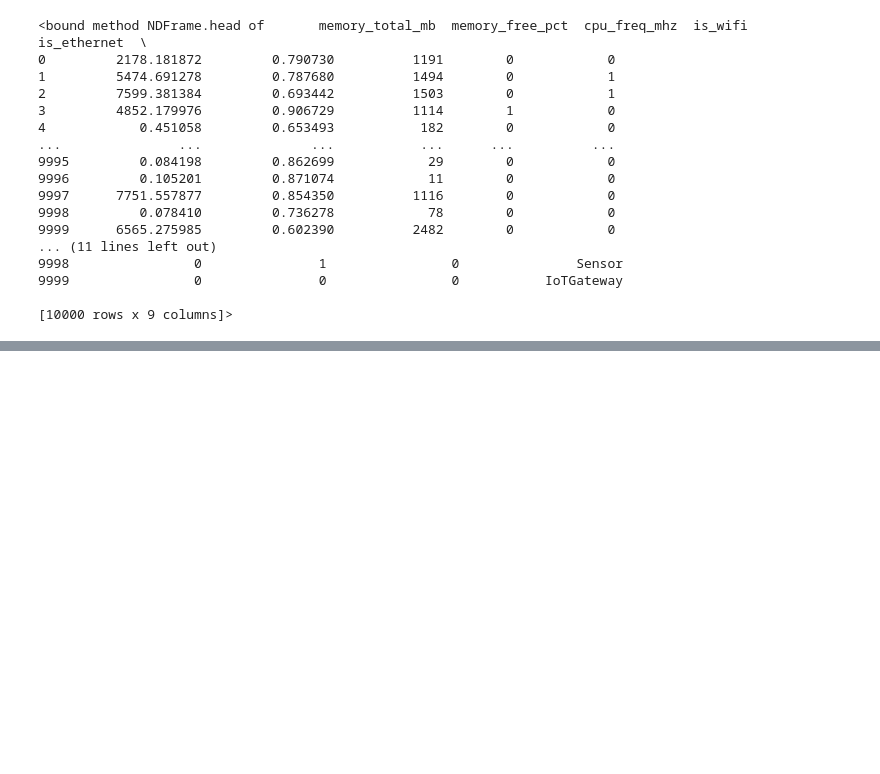
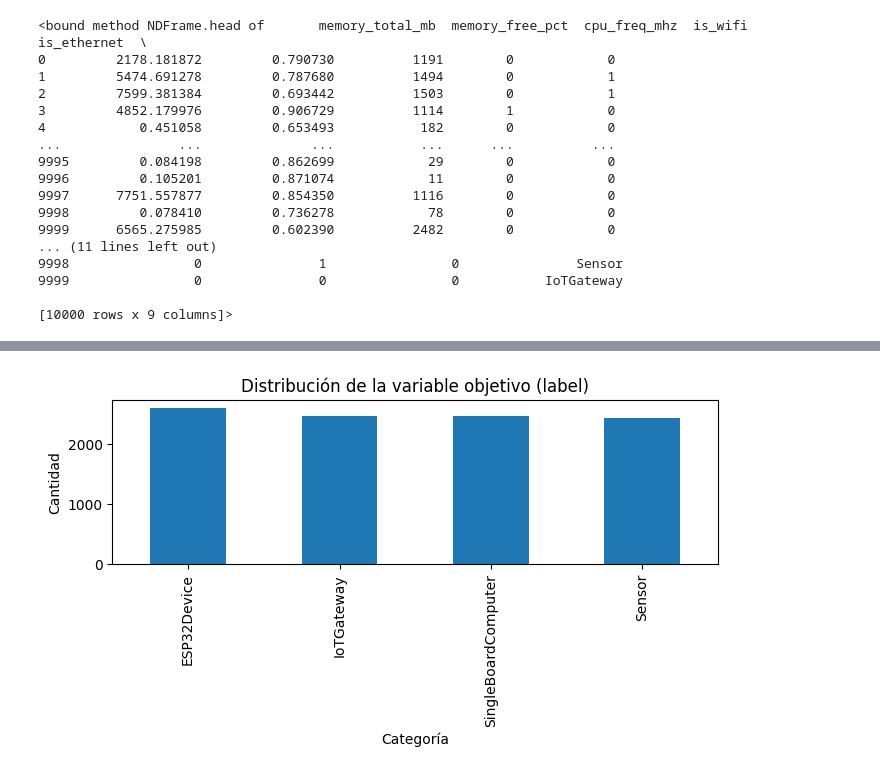
Before and after one commit to tatic2003/pnp-classifier, a Jupyter notebook: mlp_classifier.ipynb, the cells around one changed output, grey strips where cells are left out. Cells and saved outputs as stored; diff of their text form; code cells hidden in the pictures; blank space fills up the shorter version.

```diff
--- a/mlp_classifier.ipynb
+++ b/mlp_classifier.ipynb
@@ -55,0 +85,14 @@ df.head
+# %%
+import matplotlib.pyplot as plt
+
+vc = df["label"].value_counts()
+
+plt.figure(figsize=(7,4))
+vc.plot(kind="bar")
+plt.title("Distribución de la variable objetivo (label)")
+plt.xlabel("Categoría")
+plt.ylabel("Cantidad")
+plt.tight_layout()
+plt.show()
+# %% [output]
+[figure, added]
```
Also changed, not shown: parts of 17 cells of this notebook.
